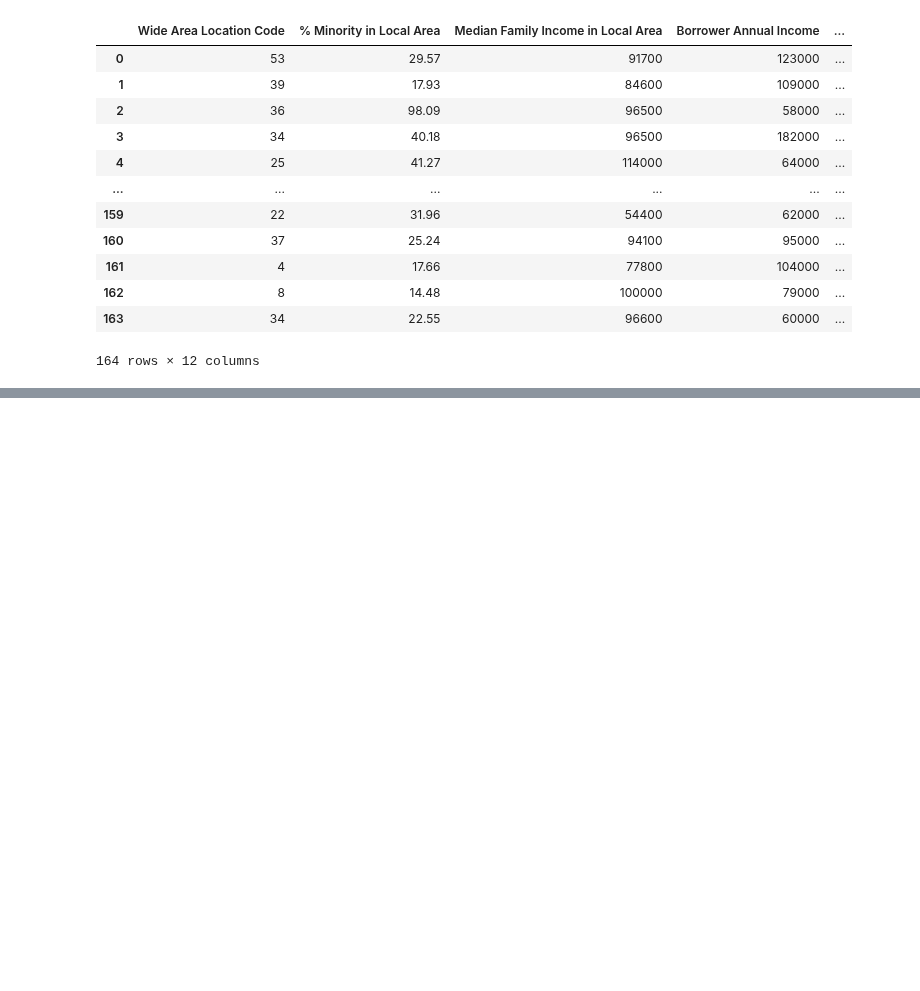
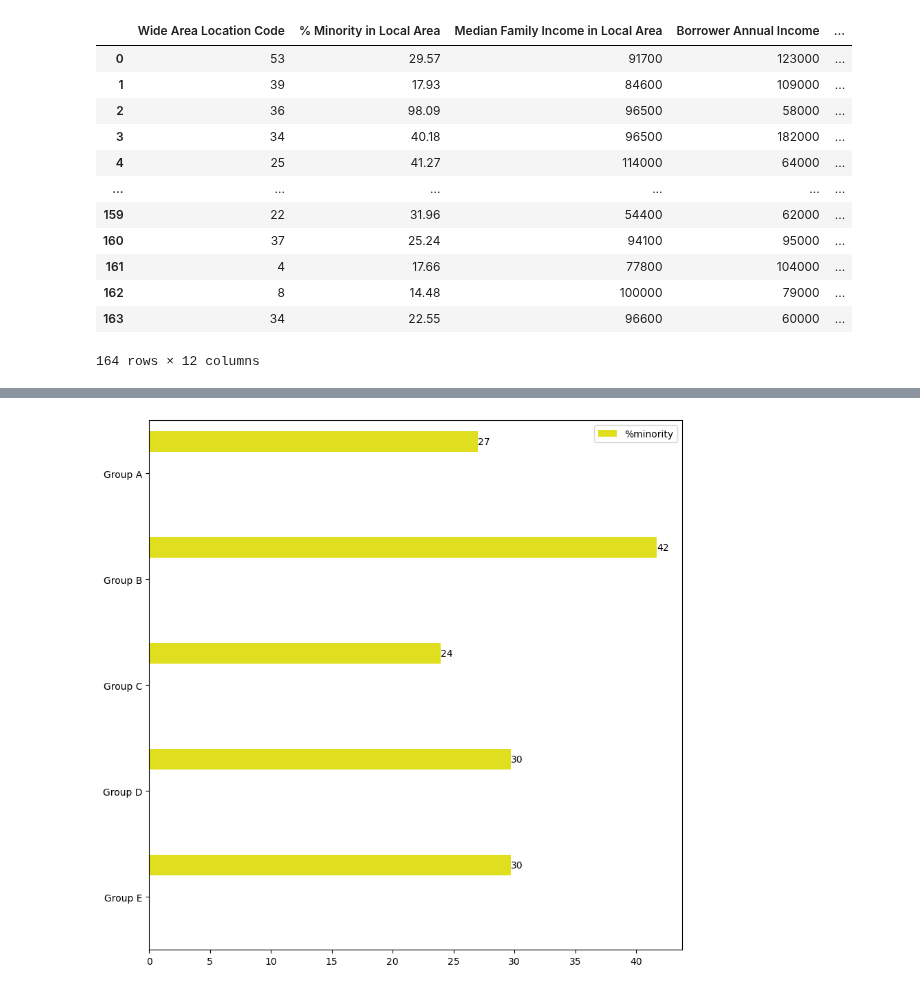
Before and after one commit to KunalNeon/CommBank, a Jupyter notebook: dataSet.ipynb, the cells around one changed output, grey strips where cells are left out. Saved outputs shown, nothing was run; the diff lists cells and outputs as text; code cells hidden in the pictures; blank space fills up the shorter version.

```diff
--- a/dataSet.ipynb
+++ b/dataSet.ipynb
@@ -823,0 +850,25 @@ Length: 164, dtype: object
+# %%
+import seaborn as sns
+fig, axes=myplot.subplots(1,1, figsize=(10,10))
+
+k_third_cluster=third_cluster.drop("Cluster",axis=1).reset_index(drop=True)
+k_fourth_cluster=fourth_cluster.drop("Cluster",axis=1).reset_index(drop=True)
+k_fifth_cluster=fifth_cluster.drop("Cluster",axis=1).reset_index(drop=True)
+
+
+ax=sns.barplot(data=means, orient='h', label="%minority", color='yellow',height=0.2)
+axes.legend(loc='best')
+
+for bar in ax.patches:
+    ax.text(
+        bar.get_width(),
+        bar.get_y() + bar.get_height()/2,
+        f"{bar.get_width():.0f}",
+        ha='left', va='center',
+
+    )
+
+
+myplot.show()
+# %% [output]
+[figure, added]
```
Also changed, not shown: parts of 21 cells of this notebook.
